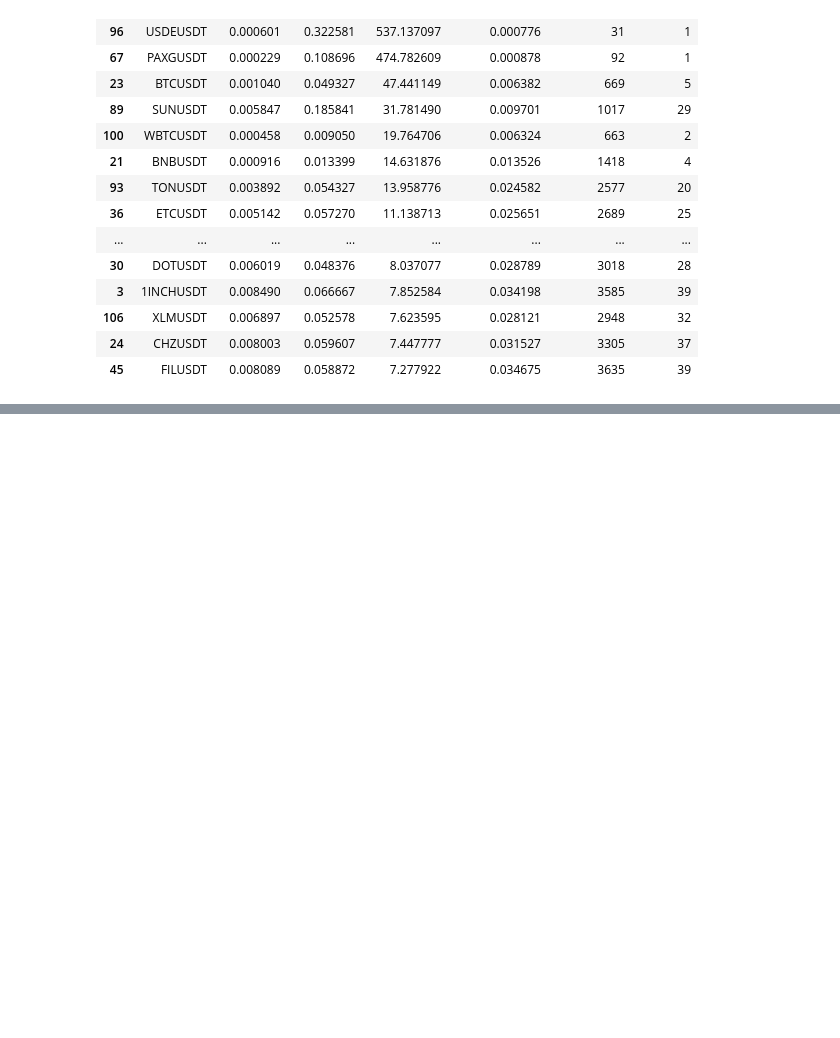
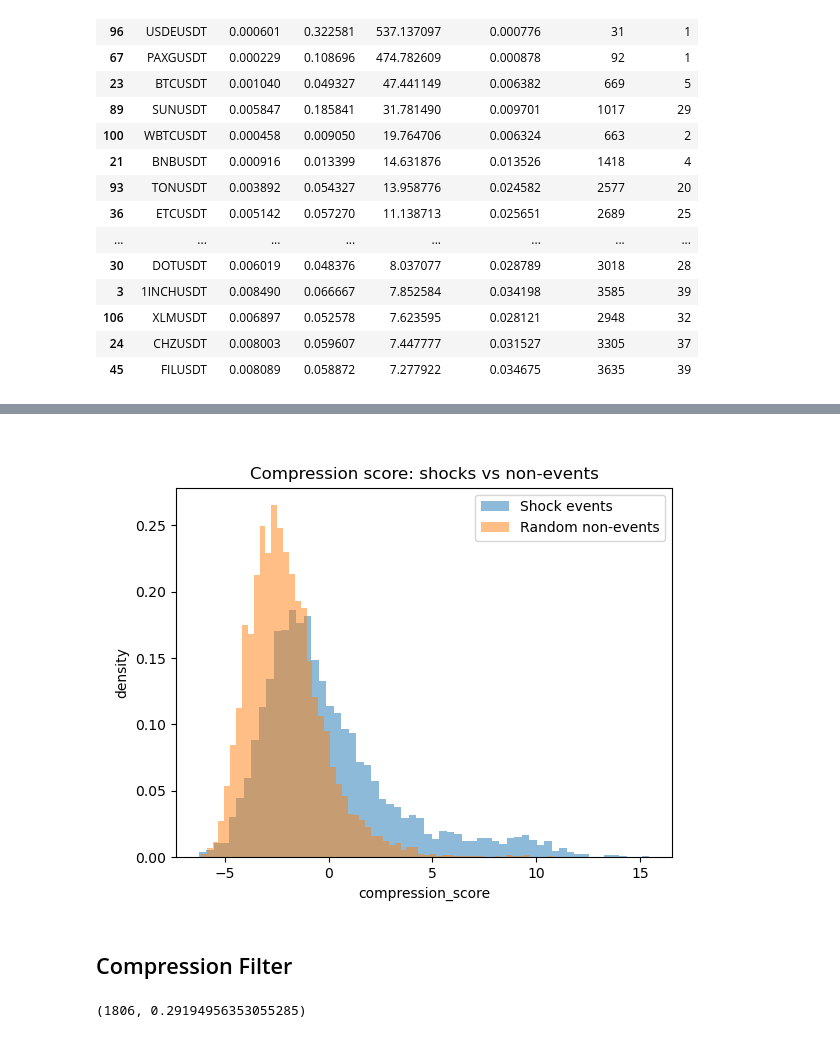
Before and after one commit to eycewind/binbot, a Jupyter notebook: rvol-compression-breakout-v3.ipynb, the cells around one changed output, grey strips where cells are left out. Drawn from its saved outputs; the diff is of its cells as text; code cells hidden in the pictures; blank space fills up the shorter version.

```diff
--- a/rvol-compression-breakout-v3.ipynb
+++ b/rvol-compression-breakout-v3.ipynb
@@ -1275,0 +1467,3 @@ prob_df.sort_values("instability_rate")
+# %%
+non_events = sample_non_event_timestamps(dfs, events)
+len(non_events), non_events.head()
@@ -1275,0 +1478,17 @@ prob_df.sort_values("instability_rate")
+# %%
+rows = []
+for _, row in non_events.iterrows():
+    sym = row["symbol"]
+    ts  = row["event_ts"]
+    df = dfs[sym]
+
+    feats = extract_pre_shock_features(df, ts)
+    if feats is None:
+        continue
+
+    feats["symbol"] = sym
+    feats["event_ts"] = ts
+    rows.append(feats)
+
+non_event_features_df = pd.DataFrame(rows).set_index(["symbol", "event_ts"])
+non_event_features_df.describe()
@@ -1275,0 +1505,33 @@ prob_df.sort_values("instability_rate")
+# %%
+z_cols = ["vol_ratio", "atr_ratio", "entropy", "volume_ratio"]
+
+mu = event_features_df[z_cols].mean()
+sd = event_features_df[z_cols].std()
+
+for col in z_cols:
+    non_event_features_df[f"z_{col}"] = (non_event_features_df[col] - mu[col]) / sd[col]
+
+non_event_features_df["compression_score"] = non_event_features_df[
+    ["z_vol_ratio", "z_atr_ratio", "z_entropy", "z_volume_ratio"]
+].sum(axis=1)
+# %%
+plt.figure()
+plt.hist(event_features_df["compression_score"], bins=60, alpha=0.5, density=True, label="Shock events")
+plt.hist(non_event_features_df["compression_score"], bins=60, alpha=0.5, density=True, label="Random non-events")
+plt.legend()
+plt.title("Compression score: shocks vs non-events")
+plt.xlabel("compression_score")
+plt.ylabel("density")
+plt.show()
+# %% [output]
+[figure, added]
+# %% [markdown]
+## Compression Filter
+# %%
+COMPRESSION_THRESH = -2.0
+eligible_events = event_features_df[
+    event_features_df["compression_score"] < COMPRESSION_THRESH
+]
+len(eligible_events), len(eligible_events) / len(event_features_df)
+# %% [output]
+(1806, 0.29194956353055285)
```
Also changed, not shown: parts of 23 cells of this notebook.
